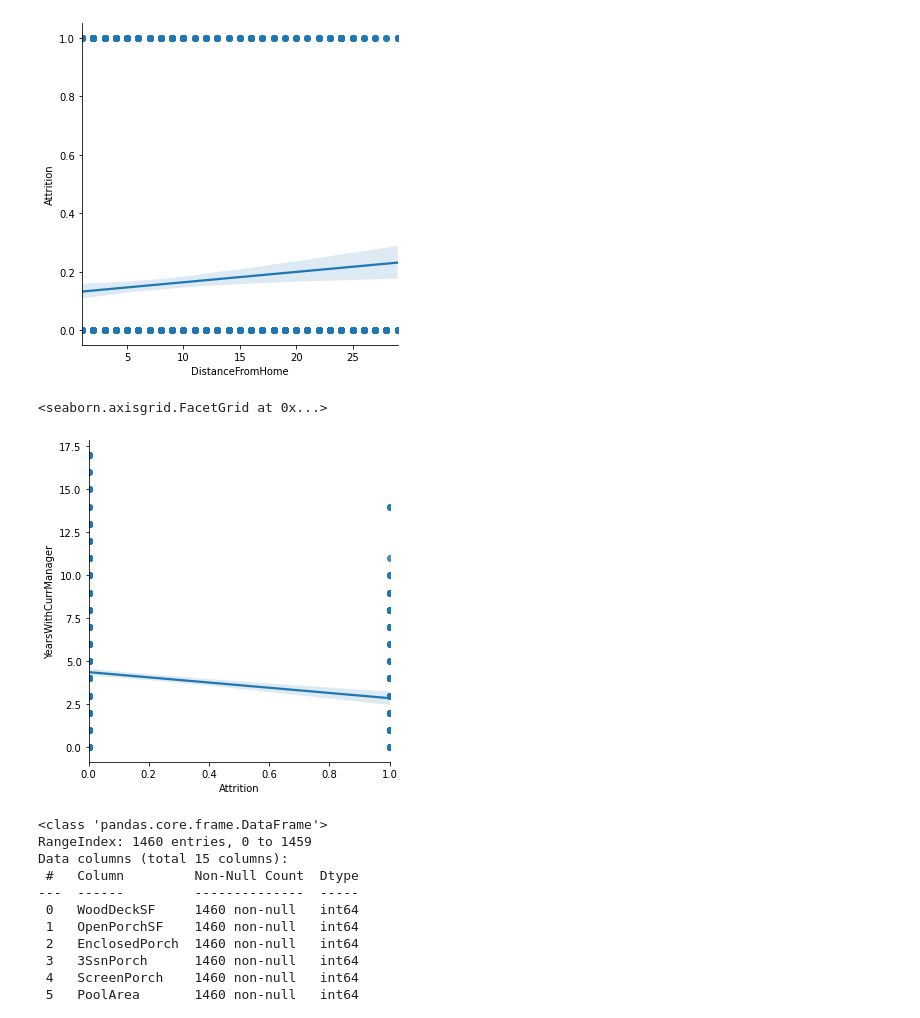
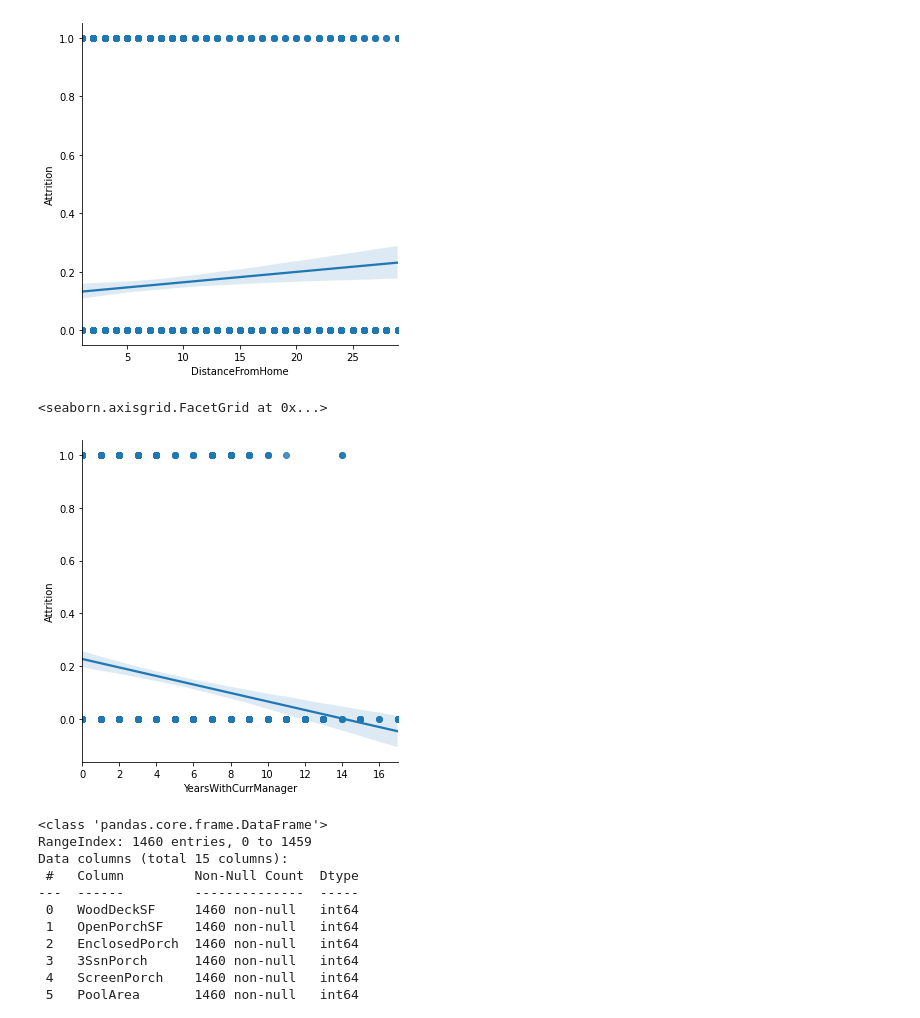
Before and after one commit to BigNews3/python-eda, a Jupyter notebook: jour3-seaborn/Seaborn.ipynb, the cells around one changed output. Cells and saved outputs as stored; diff of their text form; code cells hidden in the pictures.

```diff
--- a/jour3-seaborn/Seaborn.ipynb
+++ b/jour3-seaborn/Seaborn.ipynb
@@ -267,9 +267,9 @@ sns.lmplot(data=ibm, x='DistanceFromHome', y='Attrition')
 <seaborn.axisgrid.FacetGrid at 0x...>
 [figure]
 # %%
-sns.lmplot(data=ibm, x='Attrition', y='YearsWithCurrManager')
+sns.lmplot(data=ibm, x='YearsWithCurrManager', y='Attrition')
 # %% [output]
 <seaborn.axisgrid.FacetGrid at 0x...>
-[figure, old version]
+[figure, new version]
 # %%
 housePricing = pd.read_csv('../DATA/house_pricing.csv')
```
Also changed, not shown: parts of 4 cells of this notebook.
